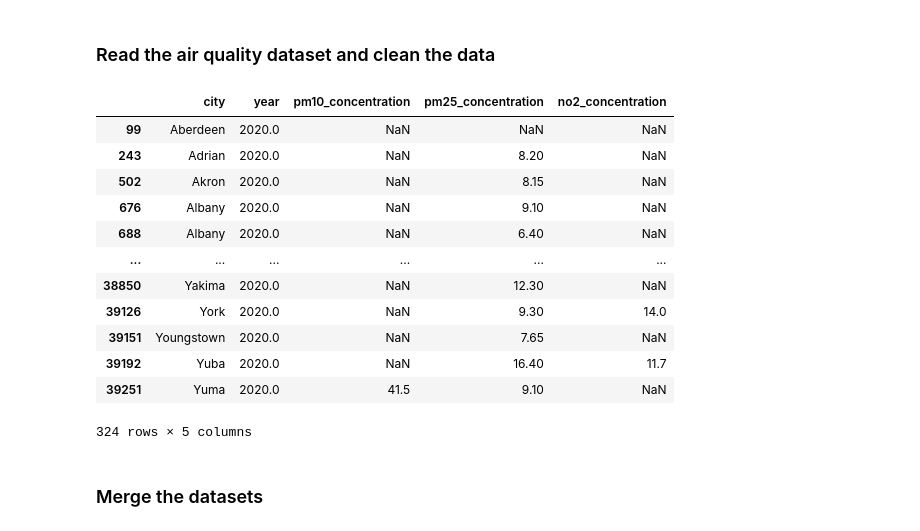
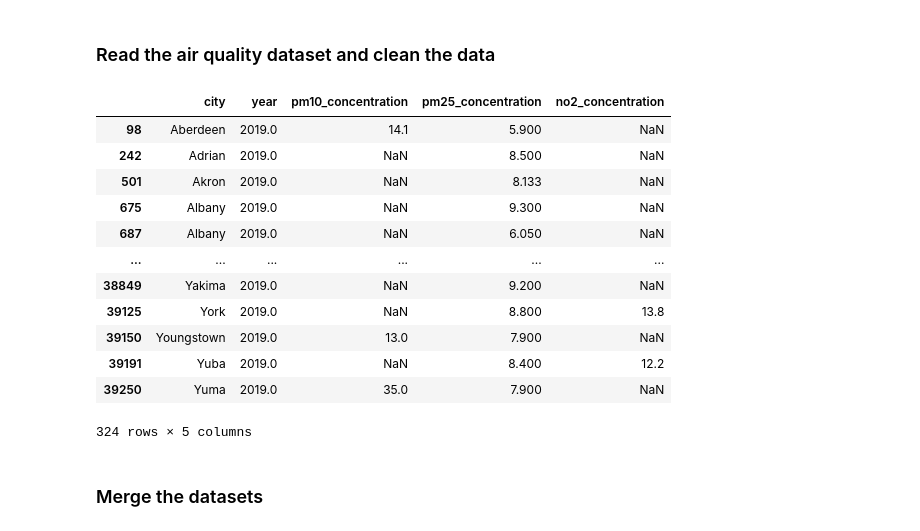
Before and after one commit to filoooooonov/pse-project, a Jupyter notebook: project.ipynb, the cells around one changed output. Drawn from its saved outputs; the diff is of its cells as text; code cells hidden in the pictures.

```diff
--- a/project.ipynb
+++ b/project.ipynb
@@ -61,32 +64,32 @@ Number of unique measures: 30
 # %%
 airdf = pd.read_excel("who_ambient_air_quality_database_version_2024_(v6.1).xlsx", sheet_name="Update 2024 (V6.1)")
 
 
 # Filter by US
 airdf = airdf[airdf["country_name"] == "United States of America"]
 
 # Drop unnnecessary columns
 airdf = airdf.drop(['country_name', 'version','reference','web_link', 'population_source','who_ms', 'type_of_stations', 'population', 'latitude', 'longitude', 'iso3', 'who_region', 'pm25_tempcov', 'pm10_tempcov','no2_tempcov'], axis=1)
 
 # Remove state from city names
 airdf['city'] = airdf['city'].str.split(' ').str[0]
 
 # Leave only year 2020
-airdf = airdf[airdf['year'] == 2020.0]
+airdf = airdf[airdf['year'] == 2019.0]
 airdf
 # %% [output]
 |  | city | year | pm10_concentration | pm25_concentration | no2_concentration |
-| 99 | Aberdeen | 2020.0 | NaN | NaN | NaN |
-| 243 | Adrian | 2020.0 | NaN | 8.20 | NaN |
-| 502 | Akron | 2020.0 | NaN | 8.15 | NaN |
-| 676 | Albany | 2020.0 | NaN | 9.10 | NaN |
-| 688 | Albany | 2020.0 | NaN | 6.40 | NaN |
+| 98 | Aberdeen | 2019.0 | 14.1 | 5.900 | NaN |
+| 242 | Adrian | 2019.0 | NaN | 8.500 | NaN |
+| 501 | Akron | 2019.0 | NaN | 8.133 | NaN |
+| 675 | Albany | 2019.0 | NaN | 9.300 | NaN |
+| 687 | Albany | 2019.0 | NaN | 6.050 | NaN |
 | ... | ... | ... | ... | ... | ... |
-| 38850 | Yakima | 2020.0 | NaN | 12.30 | NaN |
-| 39126 | York | 2020.0 | NaN | 9.30 | 14.0 |
-| 39151 | Youngstown | 2020.0 | NaN | 7.65 | NaN |
-| 39192 | Yuba | 2020.0 | NaN | 16.40 | 11.7 |
-| 39251 | Yuma | 2020.0 | 41.5 | 9.10 | NaN |
+| 38849 | Yakima | 2019.0 | NaN | 9.200 | NaN |
+| 39125 | York | 2019.0 | NaN | 8.800 | 13.8 |
+| 39150 | Youngstown | 2019.0 | 13.0 | 7.900 | NaN |
+| 39191 | Yuba | 2019.0 | NaN | 8.400 | 12.2 |
+| 39250 | Yuma | 2019.0 | 35.0 | 7.900 | NaN |
 324 rows × 5 columns
 # %% [markdown]
 ### Merge the datasets
```
Also changed, not shown: parts of 3 cells of this notebook, 1 other file.
